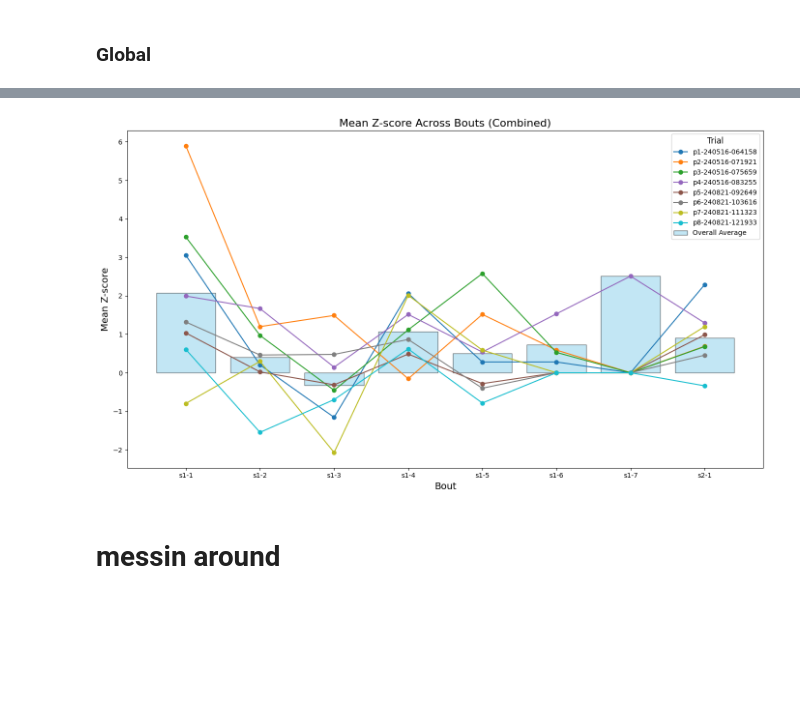
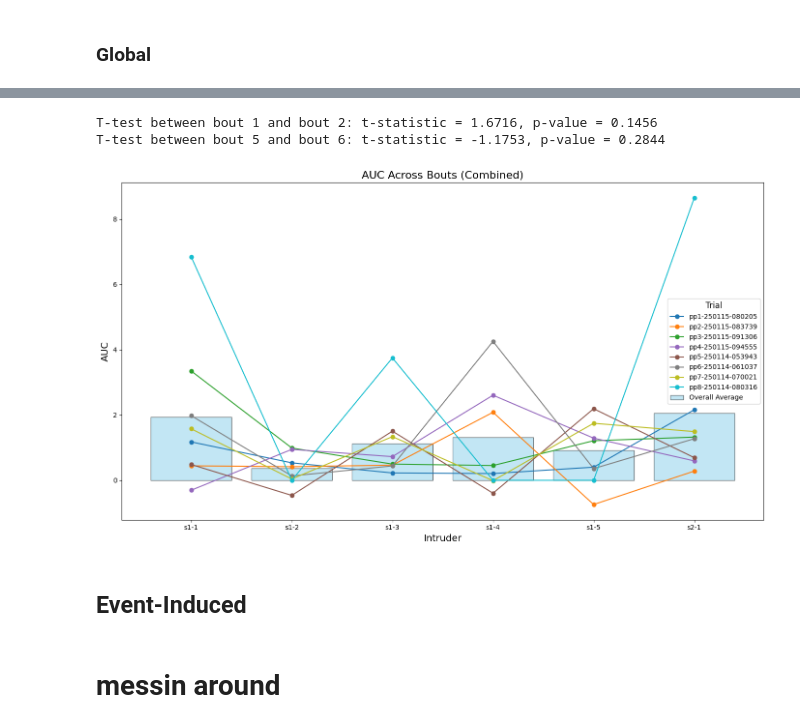
Before and after one commit to padillacoreanolab/Fiber_Photometry, a Jupyter notebook: Hab Dishab/hd_analysis.ipynb, the cells around one changed output, grey strips where cells are left out. Cells and saved outputs as stored; diff of their text form; code cells hidden in the pictures; blank space fills up the shorter version.

Commit message:
global da plots

```diff
--- a/Hab Dishab/hd_analysis.ipynb
+++ b/Hab Dishab/hd_analysis.ipynb
@@ -18,9 +18,12 @@ from scipy.signal import butter, filtfilt
 from sklearn.linear_model import LinearRegression
 from hd_extension import *
 # %%
-experiment_path = r"/Users/naylajimenez/Downloads/papers/dopamine/cohort 1 + 2/C1_2_Hab_Dishab/mpfc"
-csv_base_path = r"/Users/naylajimenez/Downloads/papers/dopamine/cohort 1 + 2/C1_2_Hab_Dishab/mpfc_csvs"
+experiment_path = r"/Users/naylajimenez/Downloads/papers/dopamine/cohort-3/C3_Hab_Dishab/mpfc"
+csv_base_path = r"/Users/naylajimenez/Downloads/papers/dopamine/cohort-3/C3_Hab_Dishab/mpfc_csvs"
 brain_region = '#FFAF00'
+
+# NAc: #15616F
+# mPFC: #FFAF00
 # %%
 # groups csv + experiment data into one variable
 experiment = Experiment(experiment_path, csv_base_path)
@@ -424,13 +184,25 @@ def plot_computed_da_metrics(experiment,
+# %%
+# double checking the p-values
+from scipy.stats import ttest_rel
+import pandas as pd
+
+t_test_results = perform_t_tests_on_bouts(experiment, metric_name="AUC")
+# %% [output]
+T-test between bout 1 and bout 2: t-statistic = 1.6716, p-value = 0.1456
+T-test between bout 5 and bout 6: t-statistic = -1.1753, p-value = 0.2844
 # %%
-# plotting colors too
+# CHANGE THESE PARAMETERS
+# plotting colors for a plot
 plot_da_metrics_color_oneplot(experiment,
-                                 metric_name="Mean Z-score",
-                                 title="Mean Z-score Across Bouts (Combined)",
-                                 ylabel="Mean Z-score",
-                                 xlabel="Bout",
+                                 metric_name="AUC",
+                                 title="AUC Across Bouts (Combined)",
+                                 ylabel="AUC",
+                                 xlabel="Intruder",
                                  figsize=(14,8))
 # %% [output]
-[figure, old version]
+[figure, new version]
+# %% [markdown]
+## Event-Induced
 # %% [markdown]
 # messin around
 # %%
```
Also changed, not shown: parts of 9 cells of this notebook, 1 other file.
